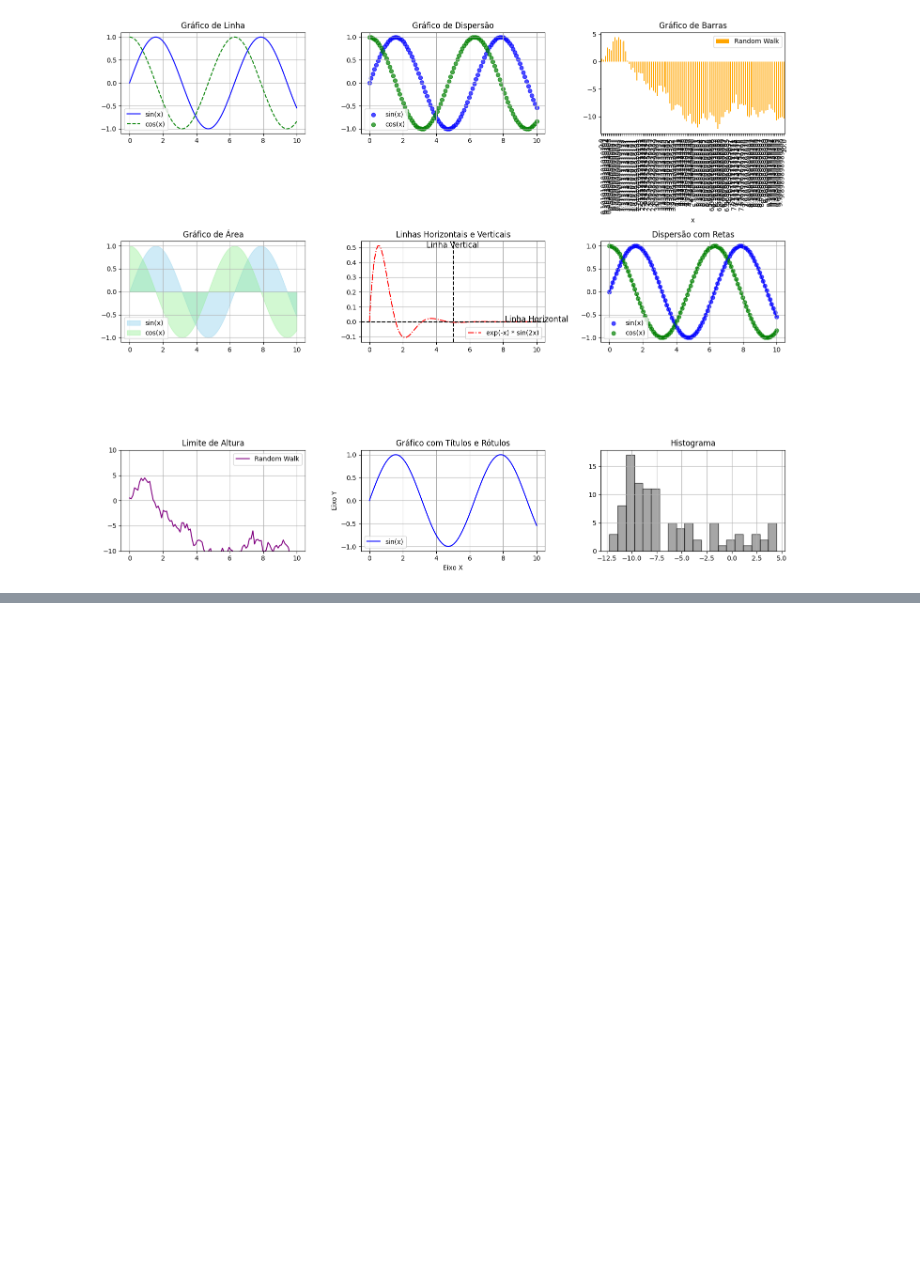
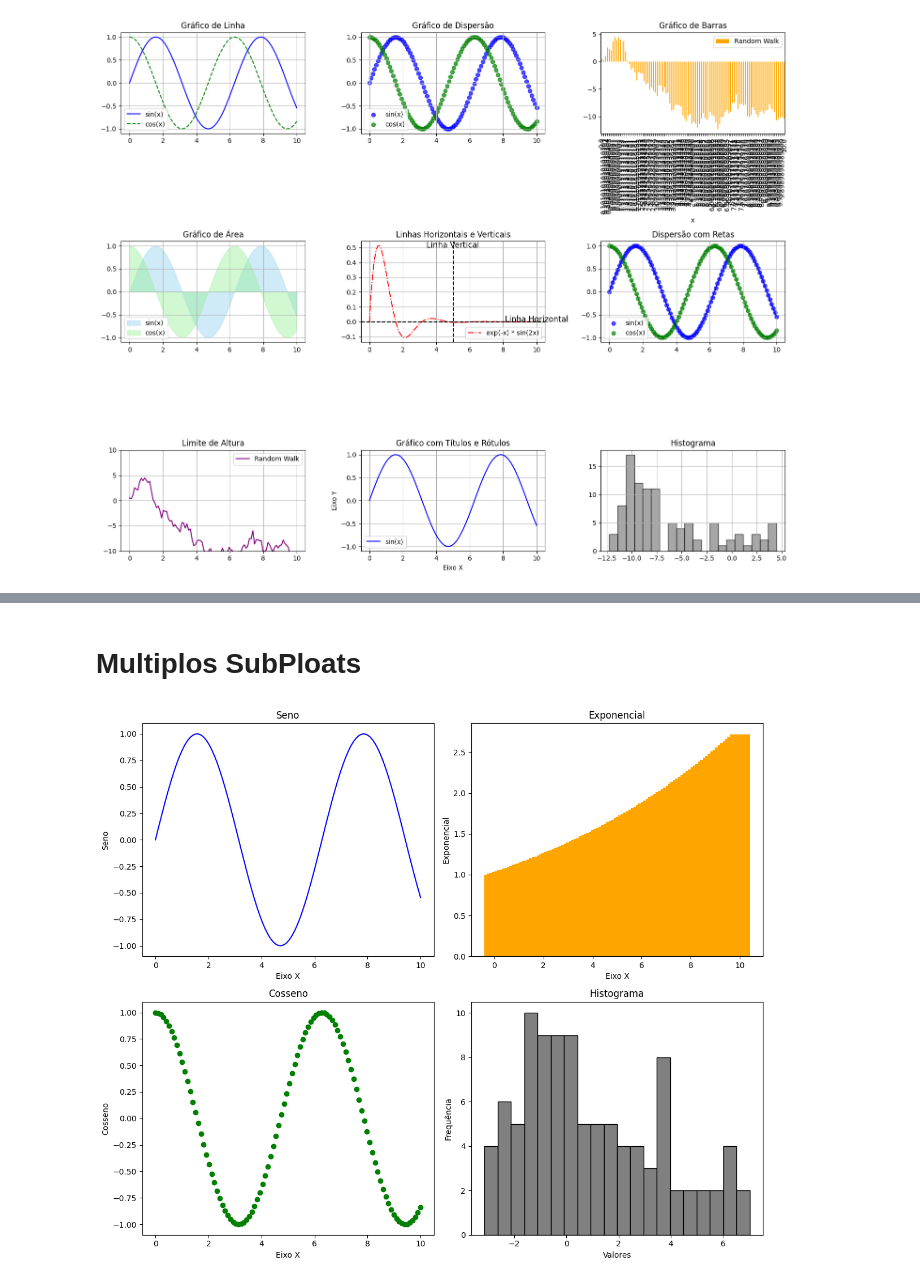
Before and after one commit to AnaMarcacini/CienciaDeDados, a Jupyter notebook: Sub/obs.ipynb, the cells around one changed output, grey strips where cells are left out. Drawn from its saved outputs; the diff is of its cells as text; code cells hidden in the pictures; blank space fills up the shorter version.

```diff
--- a/Sub/obs.ipynb
+++ b/Sub/obs.ipynb
@@ -2132,0 +2201,43 @@ plt.show()
+# %% [markdown]
+# Multiplos SubPloats
+# %%
+import numpy as np
+import matplotlib.pyplot as plt
+
+# Dados
+x = np.linspace(0, 10, 100)
+y1 = np.sin(x)
+y2 = np.cos(x)
+y3 = np.exp(x / 10)
+y4 = np.random.randn(100).cumsum()
+
+fig, axs = plt.subplots(2, 2, figsize=(12, 10))
+
+# Subplot 1
+axs[0, 0].plot(x, y1, 'b-')
+axs[0, 0].set_title('Seno')
+axs[0, 0].set_xlabel('Eixo X')
+axs[0, 0].set_ylabel('Seno')
+
+# Subplot 2
+axs[0, 1].bar(x, y3, color='orange')
+axs[0, 1].set_title('Exponencial')
+axs[0, 1].set_xlabel('Eixo X')
+axs[0, 1].set_ylabel('Exponencial')
+
+# Subplot 3
+axs[1, 0].scatter(x, y2, color='green')
+axs[1, 0].set_title('Cosseno')
+axs[1, 0].set_xlabel('Eixo X')
+axs[1, 0].set_ylabel('Cosseno')
+
+# Subplot 4
+axs[1, 1].hist(y4, bins=20, color='gray', edgecolor='black')
+axs[1, 1].set_title('Histograma')
+axs[1, 1].set_xlabel('Valores')
+axs[1, 1].set_ylabel('Frequência')
+
+plt.tight_layout()
+plt.show()
+# %% [output]
+[figure, added]
```
Also changed, not shown: parts of 10 cells of this notebook, 16 other files.
